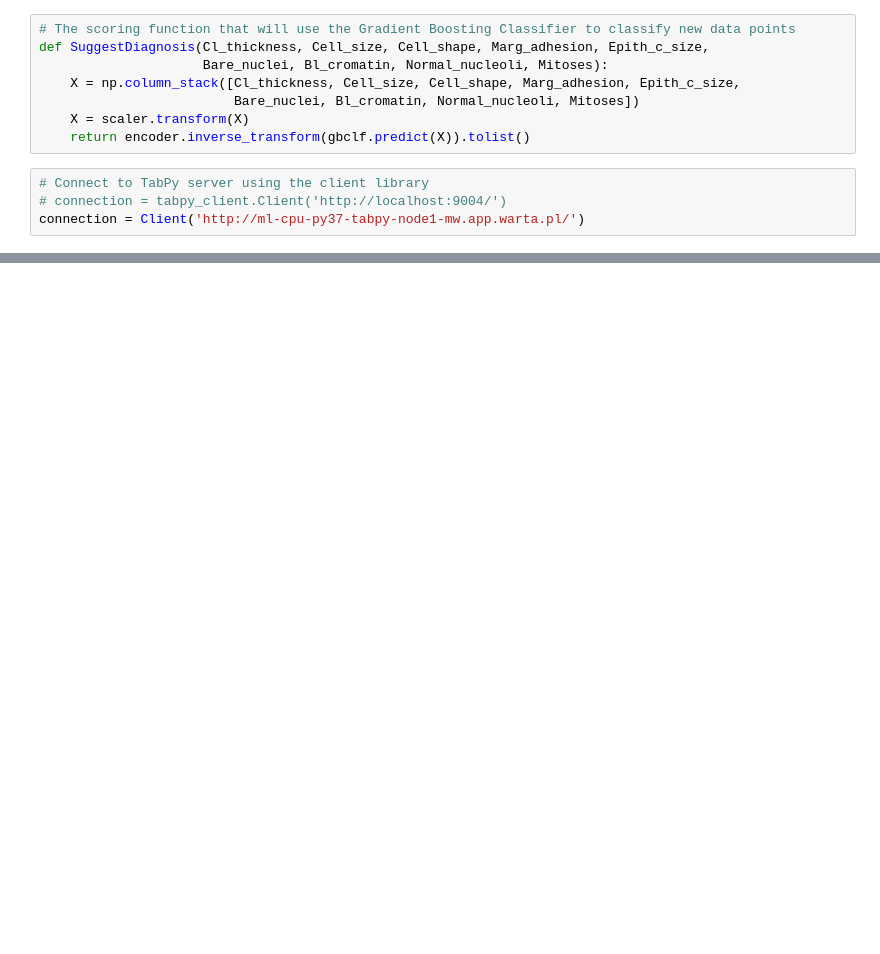
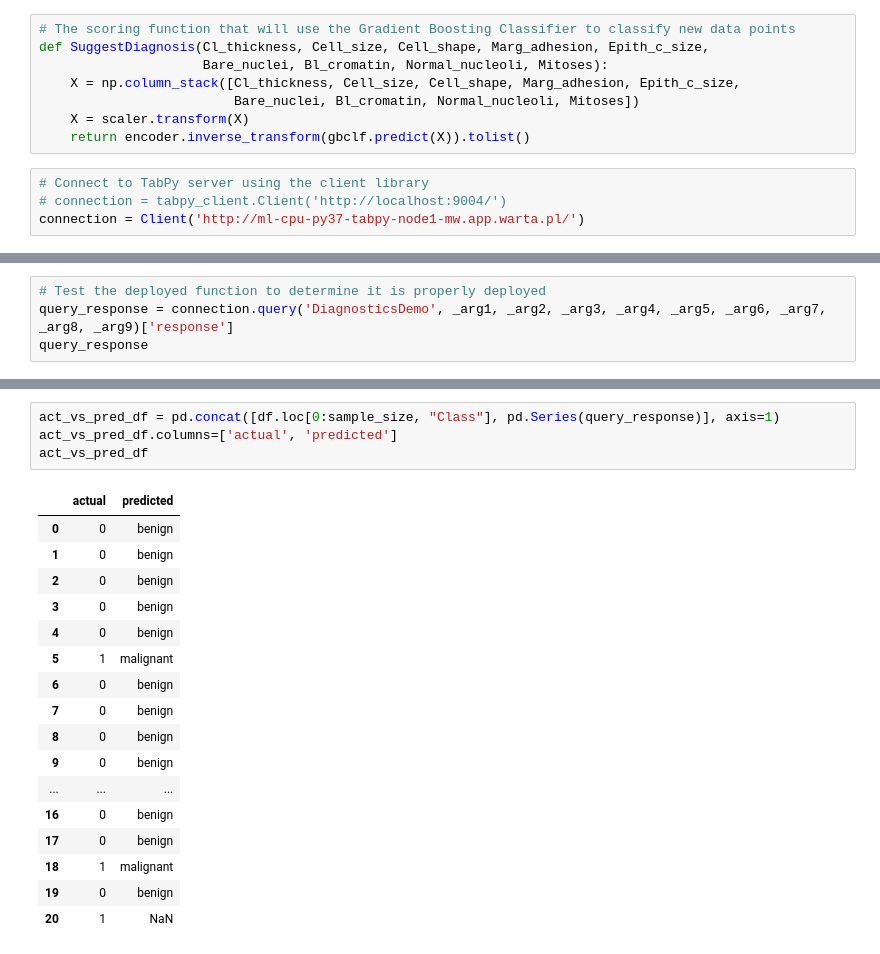
Before and after one commit to mirekphd/Machine-Learning-in-TabPy, a Jupyter notebook: BreastCancerExample.ipynb, the cells around one changed output, grey strips where cells are left out. Saved outputs shown, nothing was run; the diff lists cells and outputs as text; blank space fills up the shorter version.

Commit message:
added test of API predictions correctness

```diff
--- a/BreastCancerExample.ipynb
+++ b/BreastCancerExample.ipynb
@@ -228,0 +318,4 @@ connection.deploy('DiagnosticsDemo',
+# %%
+# Test the deployed function to determine it is properly deployed
+query_response = connection.query('DiagnosticsDemo', _arg1, _arg2, _arg3, _arg4, _arg5, _arg6, _arg7, _arg8, _arg9)['response']
+query_response
@@ -228,0 +343,22 @@ connection.deploy('DiagnosticsDemo',
+# %%
+act_vs_pred_df = pd.concat([df.loc[0:sample_size, "Class"], pd.Series(query_response)], axis=1)
+act_vs_pred_df.columns=['actual', 'predicted']
+act_vs_pred_df
+# %% [output]
+|  | actual | predicted |
+| 0 | 0 | benign |
+| 1 | 0 | benign |
+| 2 | 0 | benign |
+| 3 | 0 | benign |
+| 4 | 0 | benign |
+| 5 | 1 | malignant |
+| 6 | 0 | benign |
+| 7 | 0 | benign |
+| 8 | 0 | benign |
+| 9 | 0 | benign |
+| ... | ... | ... |
+| 16 | 0 | benign |
+| 17 | 0 | benign |
+| 18 | 1 | malignant |
+| 19 | 0 | benign |
+| 20 | 1 | NaN |
```
Also changed, not shown: parts of 7 cells of this notebook.
